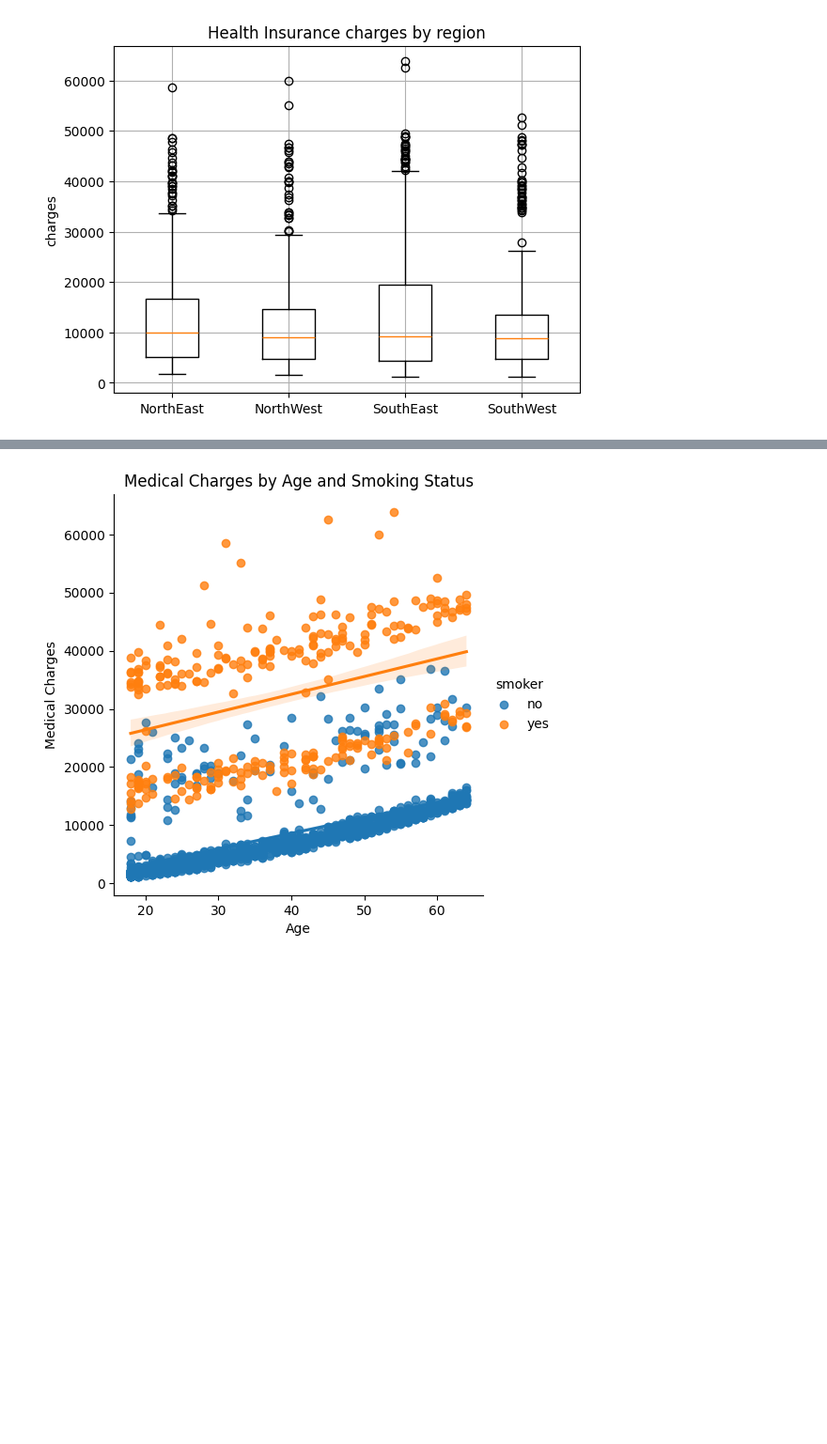
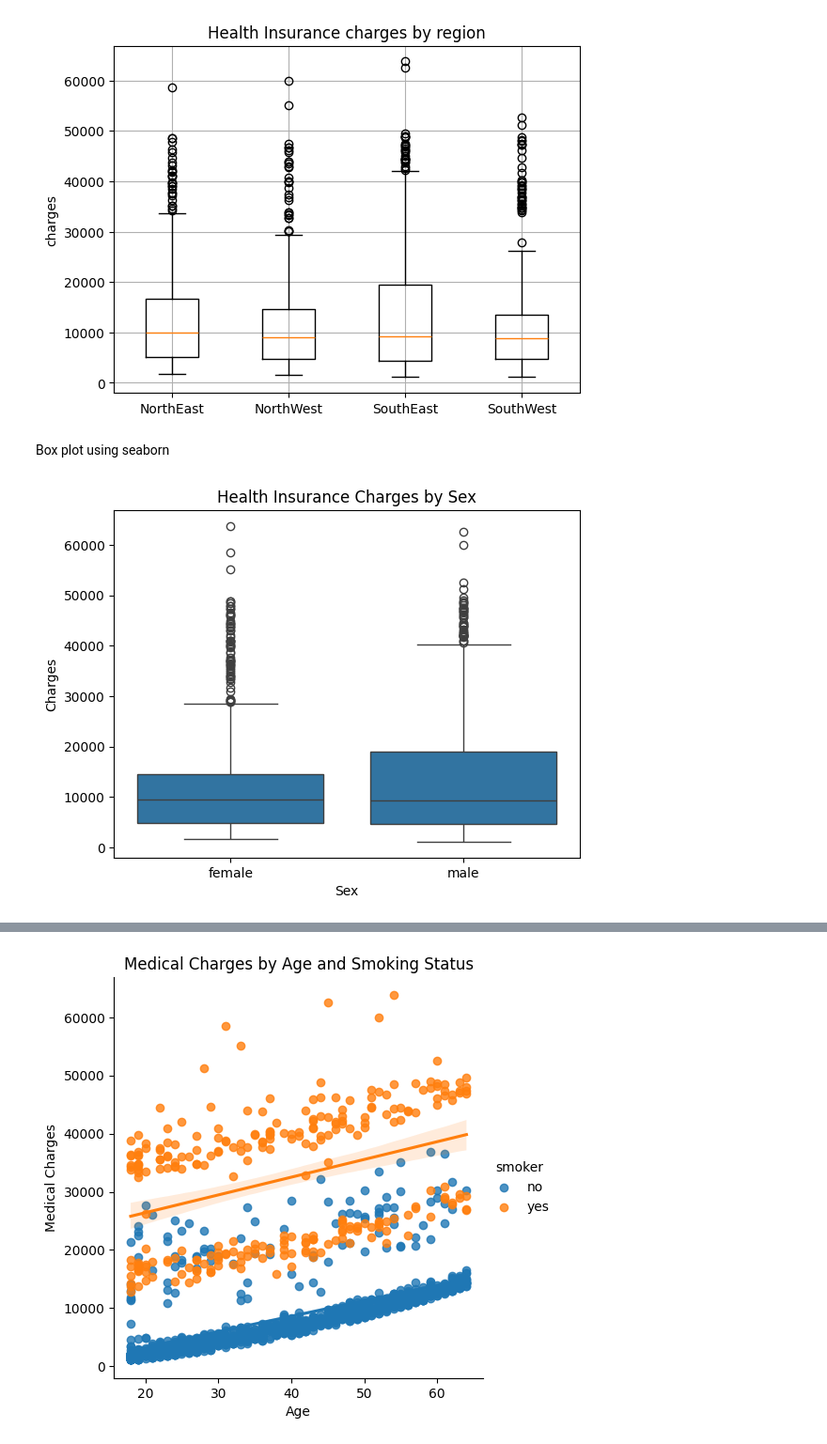
Before and after one commit to teena496/Medical-Insurance-Data-Visualization, a Jupyter notebook: Medical_Cost_Personal.ipynb, the cells around one changed output, grey strips where cells are left out. Shown at 94% size. Cells and saved outputs as stored; diff of their text form; code cells hidden in the pictures; blank space fills up the shorter version.

Commit message:
Add sections and some of the missing box plots

```diff
--- a/Medical_Cost_Personal.ipynb
+++ b/Medical_Cost_Personal.ipynb
@@ -235,3 +242,13 @@ plt.ylabel('charges')
 plt.show()
 # %% [output]
 [figure]
+# %% [markdown]
+Box plot using seaborn
+# %%
+sns.boxplot(x='sex', y='charges', data=df)
+plt.title('Health Insurance Charges by Sex')
+plt.xlabel('Sex')
+plt.ylabel('Charges')
+plt.show()
+# %% [output]
+[figure, added]
```
Also changed, not shown: parts of 23 cells of this notebook.
